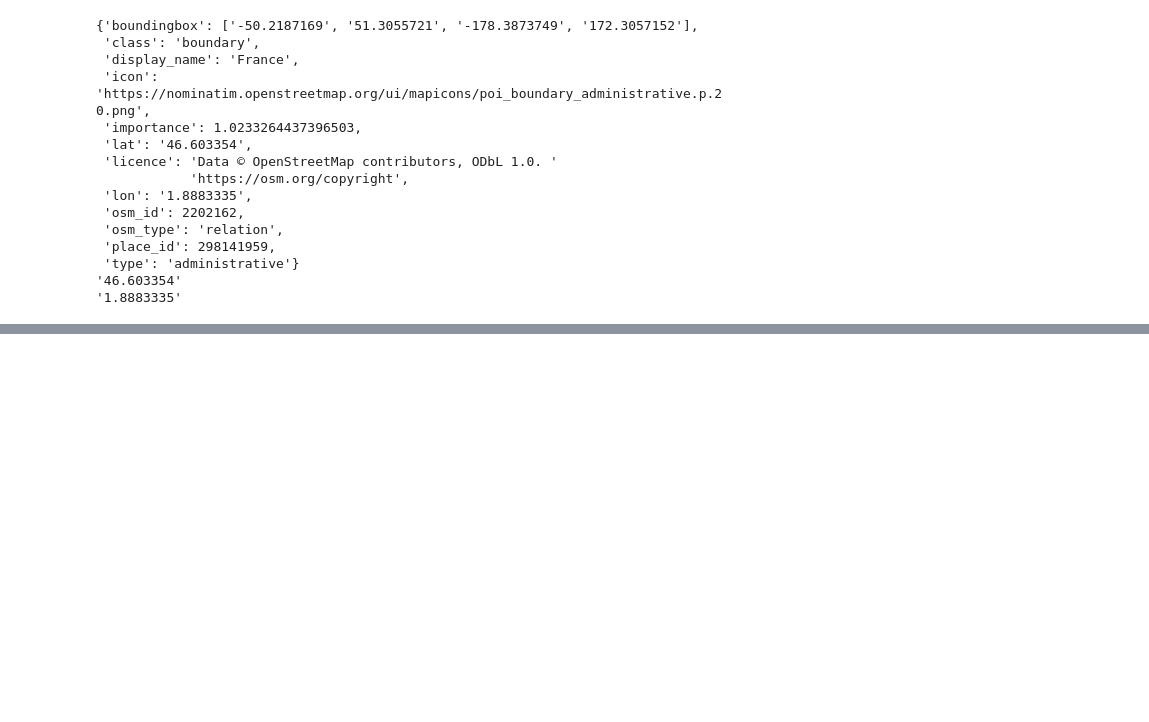
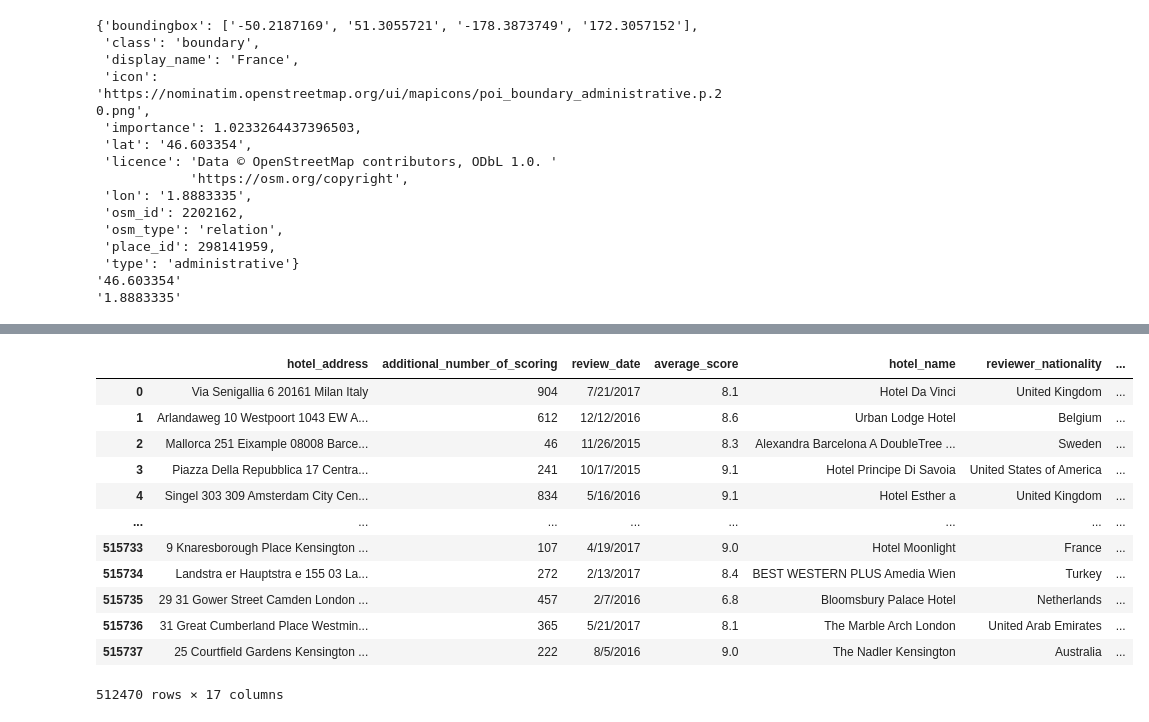
Before and after one commit to d3enjan/sf_data_science, a Jupyter notebook: PROJECT-3. EDA + Feature Engineering. Соревнование на Kaggle/booking.ipynb, the cells around one changed output, grey strips where cells are left out. Cells and saved outputs as stored; diff of their text form; code cells hidden in the pictures; blank space fills up the shorter version.

```diff
--- a/PROJECT-3. EDA + Feature Engineering. Соревнование на Kaggle/booking.ipynb
+++ b/PROJECT-3. EDA + Feature Engineering. Соревнование на Kaggle/booking.ipynb
@@ -63,3 +63,6 @@ pprint(location_fr['lon']) #Долгота
  'type': 'administrative'}
 '46.603354'
 '1.8883335'
+# %%
+lat = hotels[hotels['lat'].isnull()]
+hotels.dropna(subset=['lat'], inplace=True)
@@ -98,3 +181,10 @@ def lng_def(l_ng):
+# %%
+from tarfile import NUL
+
+
+hotels['lat'] = hotels[['hotel_address', 'lat']].apply(lambda x: lat_def((x[0])) if x[1] is not np.NaN else x[1], 1)
+# %%
+hotels['lng'] = hotels[['hotel_address', 'lng']].apply(lambda x: lng_def((x[0])) if x[1] is not np.NaN else x[1], 1)
 # %%
 hotels['lat'].isnull().value_counts()
 # %% [output]
@@ -103,0 +213,16 @@ Name: lat, dtype: int64
+# %%
+hotels[hotels['lat'].notnull()]
+# %% [output]
+|  | hotel_address | additional_number_of_scoring | review_date | average_score | hotel_name | reviewer_nationality | ... |
+| 0 | Via Senigallia 6 20161 Milan Italy | 904 | 7/21/2017 | 8.1 | Hotel Da Vinci | United Kingdom | ... |
+| 1 | Arlandaweg 10 Westpoort 1043 EW A... | 612 | 12/12/2016 | 8.6 | Urban Lodge Hotel | Belgium | ... |
+| 2 | Mallorca 251 Eixample 08008 Barce... | 46 | 11/26/2015 | 8.3 | Alexandra Barcelona A DoubleTree ... | Sweden | ... |
+| 3 | Piazza Della Repubblica 17 Centra... | 241 | 10/17/2015 | 9.1 | Hotel Principe Di Savoia | United States of America | ... |
+| 4 | Singel 303 309 Amsterdam City Cen... | 834 | 5/16/2016 | 9.1 | Hotel Esther a | United Kingdom | ... |
+| ... | ... | ... | ... | ... | ... | ... | ... |
+| 515733 | 9 Knaresborough Place Kensington ... | 107 | 4/19/2017 | 9.0 | Hotel Moonlight | France | ... |
+| 515734 | Landstra er Hauptstra e 155 03 La... | 272 | 2/13/2017 | 8.4 | BEST WESTERN PLUS Amedia Wien | Turkey | ... |
+| 515735 | 29 31 Gower Street Camden London ... | 457 | 2/7/2016 | 6.8 | Bloomsbury Palace Hotel | Netherlands | ... |
+| 515736 | 31 Great Cumberland Place Westmin... | 365 | 5/21/2017 | 8.1 | The Marble Arch London | United Arab Emirates | ... |
+| 515737 | 25 Courtfield Gardens Kensington ... | 222 | 8/5/2016 | 9.0 | The Nadler Kensington | Australia | ... |
+512470 rows × 17 columns
```
Also changed, not shown: parts of 13 cells of this notebook, 3 other files.
